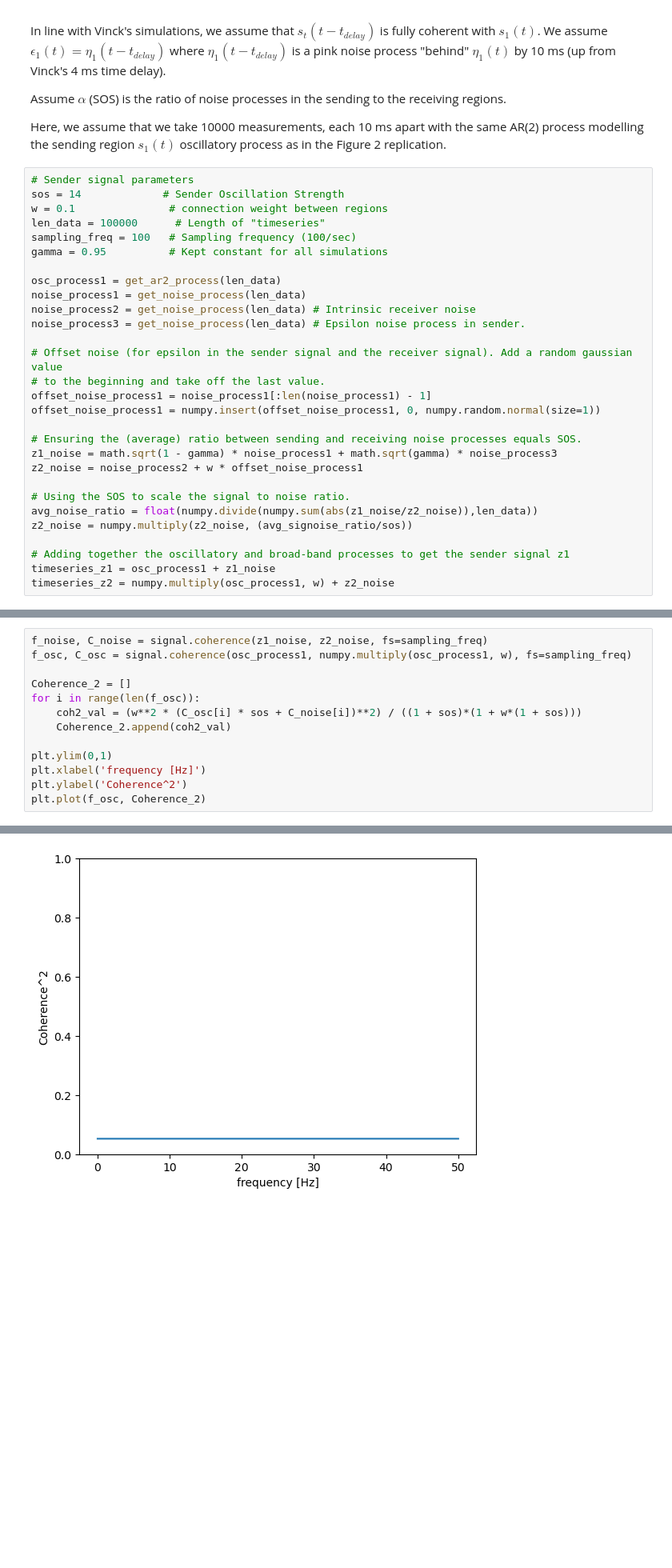
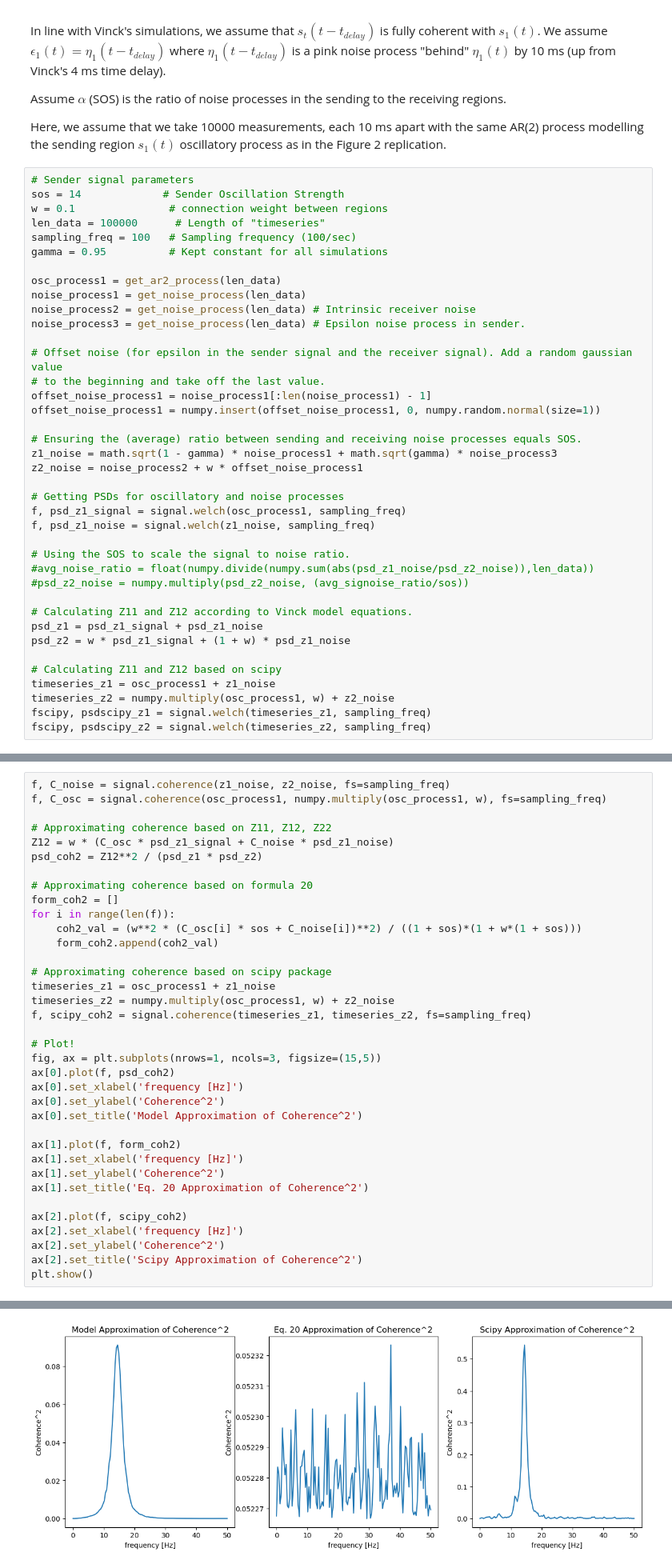
Before and after one commit to cyneuro/neuro_communication, a Jupyter notebook: Vinck2021_SSM_tutorial.ipynb, the cells around one changed output, grey strips where cells are left out. Shown at 80% size. Cells and saved outputs as stored; diff of their text form; blank space fills up the shorter version.

Commit message:
Updates to source projection coherence

```diff
--- a/Vinck2021_SSM_tutorial.ipynb
+++ b/Vinck2021_SSM_tutorial.ipynb
@@ -526,13 +515,23 @@ offset_noise_process1 = numpy.insert(offset_noise_process1, 0, numpy.random.norm
 z1_noise = math.sqrt(1 - gamma) * noise_process1 + math.sqrt(gamma) * noise_process3
 z2_noise = noise_process2 + w * offset_noise_process1
 
+# Getting PSDs for oscillatory and noise processes
+f, psd_z1_signal = signal.welch(osc_process1, sampling_freq)
+f, psd_z1_noise = signal.welch(z1_noise, sampling_freq)
+
 # Using the SOS to scale the signal to noise ratio.
-avg_noise_ratio = float(numpy.divide(numpy.sum(abs(z1_noise/z2_noise)),len_data))
-z2_noise = numpy.multiply(z2_noise, (avg_signoise_ratio/sos))
+#avg_noise_ratio = float(numpy.divide(numpy.sum(abs(psd_z1_noise/psd_z2_noise)),len_data))
+#psd_z2_noise = numpy.multiply(psd_z2_noise, (avg_signoise_ratio/sos))
 
-# Adding together the oscillatory and broad-band processes to get the sender signal z1
+# Calculating Z11 and Z12 according to Vinck model equations.
+psd_z1 = psd_z1_signal + psd_z1_noise
+psd_z2 = w * psd_z1_signal + (1 + w) * psd_z1_noise
+
+# Calculating Z11 and Z12 based on scipy
 timeseries_z1 = osc_process1 + z1_noise
 timeseries_z2 = numpy.multiply(osc_process1, w) + z2_noise
+fscipy, psdscipy_z1 = signal.welch(timeseries_z1, sampling_freq)
+fscipy, psdscipy_z2 = signal.welch(timeseries_z2, sampling_freq)
 # %% [markdown]
 #### Figure 3A
 
@@ -566,16 +572,39 @@ $C^2(f) = \frac{w^2(C_{ss}(f)\alpha(f) + C_{\eta, \epsilon}(f))^2}{(1 + \alpha(f
 
 We assume $C_{ss}(f) = 1$ since the oscillator processes of the sender and receiver are considered equal. In line with Vinck's simulations, also assume $w = 0.1$ and $\alpha(f) = 14$. Then coherence is only dependent on the coherence between the projected and received broadband processes and some of the constants identified.
 # %%
-f_noise, C_noise = signal.coherence(z1_noise, z2_noise, fs=sampling_freq)
-f_osc, C_osc = signal.coherence(osc_process1, numpy.multiply(osc_process1, w), fs=sampling_freq)
+f, C_noise = signal.coherence(z1_noise, z2_noise, fs=sampling_freq)
+f, C_osc = signal.coherence(osc_process1, numpy.multiply(osc_process1, w), fs=sampling_freq)
 
-Coherence_2 = []
-for i in range(len(f_osc)):
+# Approximating coherence based on Z11, Z12, Z22
+Z12 = w * (C_osc * psd_z1_signal + C_noise * psd_z1_noise)
+psd_coh2 = Z12**2 / (psd_z1 * psd_z2)
+
+# Approximating coherence based on formula 20
+form_coh2 = []
+for i in range(len(f)):
     coh2_val = (w**2 * (C_osc[i] * sos + C_noise[i])**2) / ((1 + sos)*(1 + w*(1 + sos)))
-    Coherence_2.append(coh2_val)
+    form_coh2.append(coh2_val)
 
-plt.ylim(0,1)
-plt.xlabel('frequency [Hz]')
-plt.ylabel('Coherence^2')
-plt.plot(f_osc, Coherence_2)
+# Approximating coherence based on scipy package
+timeseries_z1 = osc_process1 + z1_noise
+timeseries_z2 = numpy.multiply(osc_process1, w) + z2_noise
+f, scipy_coh2 = signal.coherence(timeseries_z1, timeseries_z2, fs=sampling_freq)
+
+# Plot!
+fig, ax = plt.subplots(nrows=1, ncols=3, figsize=(15,5))
+ax[0].plot(f, psd_coh2)
+ax[0].set_xlabel('frequency [Hz]')
+ax[0].set_ylabel('Coherence^2')
+ax[0].set_title('Model Approximation of Coherence^2')
+
+ax[1].plot(f, form_coh2)
+ax[1].set_xlabel('frequency [Hz]')
+ax[1].set_ylabel('Coherence^2')
+ax[1].set_title('Eq. 20 Approximation of Coherence^2')
+
+ax[2].plot(f, scipy_coh2)
+ax[2].set_xlabel('frequency [Hz]')
+ax[2].set_ylabel('Coherence^2')
+ax[2].set_title('Scipy Approximation of Coherence^2')
+plt.show()
 # %% [output]
@@ -583 +611 @@ plt.plot(f_osc, Coherence_2)
-[figure, old version]
+[figure, new version]
```
Also changed, not shown: parts of 13 cells of this notebook.
